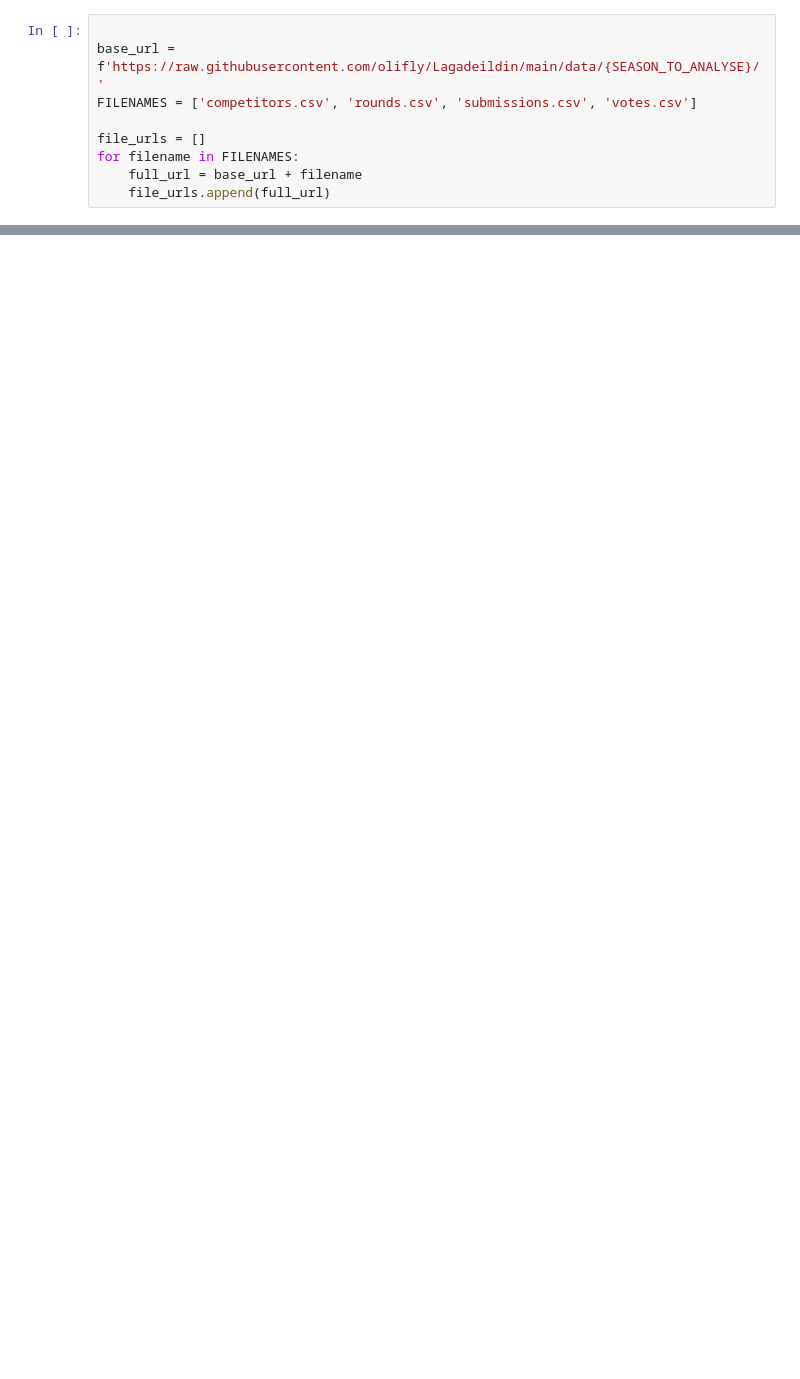
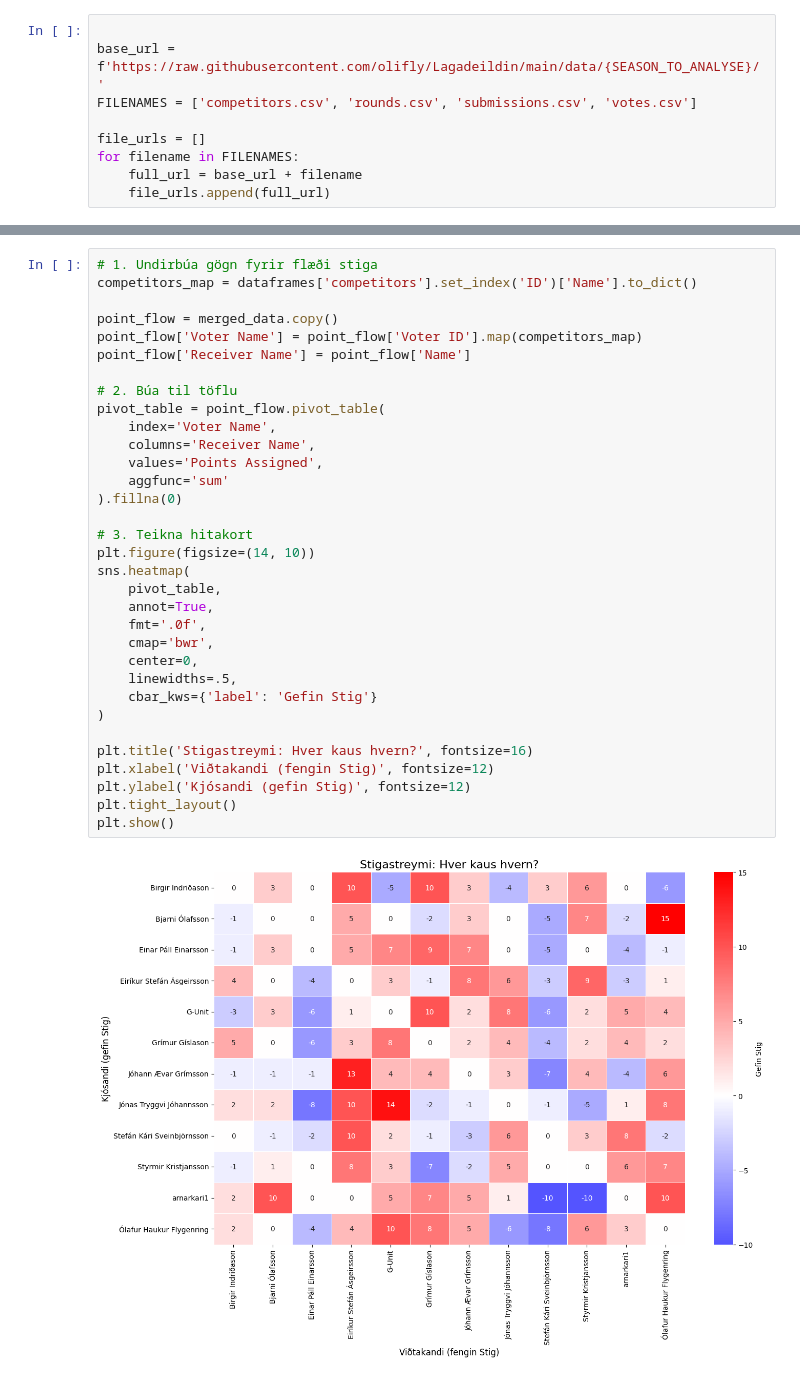
Before and after one commit to olifly/Lagadeildin, a Jupyter notebook: DataVis.ipynb, the cells around one changed output, grey strips where cells are left out. Drawn from its saved outputs; the diff is of its cells as text; blank space fills up the shorter version.

```diff
--- a/DataVis.ipynb
+++ b/DataVis.ipynb
@@ -144,0 +178,35 @@ plt.show()
+# %%
+# 1. Undirbúa gögn fyrir flæði stiga
+competitors_map = dataframes['competitors'].set_index('ID')['Name'].to_dict()
+
+point_flow = merged_data.copy()
+point_flow['Voter Name'] = point_flow['Voter ID'].map(competitors_map)
+point_flow['Receiver Name'] = point_flow['Name']
+
+# 2. Búa til töflu
+pivot_table = point_flow.pivot_table(
+    index='Voter Name',
+    columns='Receiver Name',
+    values='Points Assigned',
+    aggfunc='sum'
+).fillna(0)
+
+# 3. Teikna hitakort
+plt.figure(figsize=(14, 10))
+sns.heatmap(
+    pivot_table,
+    annot=True,
+    fmt='.0f',
+    cmap='bwr',
+    center=0,
+    linewidths=.5,
+    cbar_kws={'label': 'Gefin Stig'}
+)
+
+plt.title('Stigastreymi: Hver kaus hvern?', fontsize=16)
+plt.xlabel('Viðtakandi (fengin Stig)', fontsize=12)
+plt.ylabel('Kjósandi (gefin Stig)', fontsize=12)
+plt.tight_layout()
+plt.show()
+# %% [output]
+[figure, added]
```
Also changed, not shown: parts of 9 cells of this notebook.
